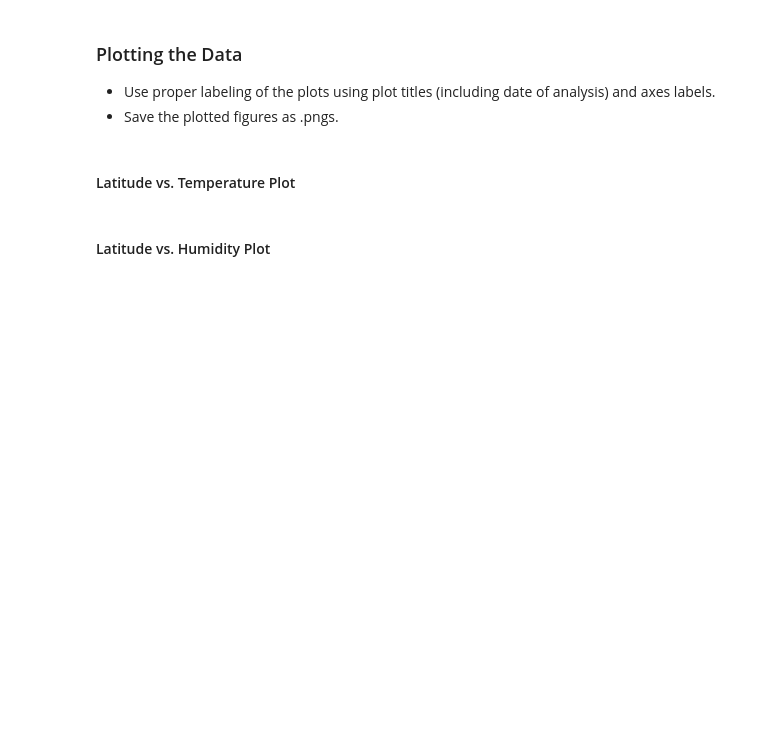
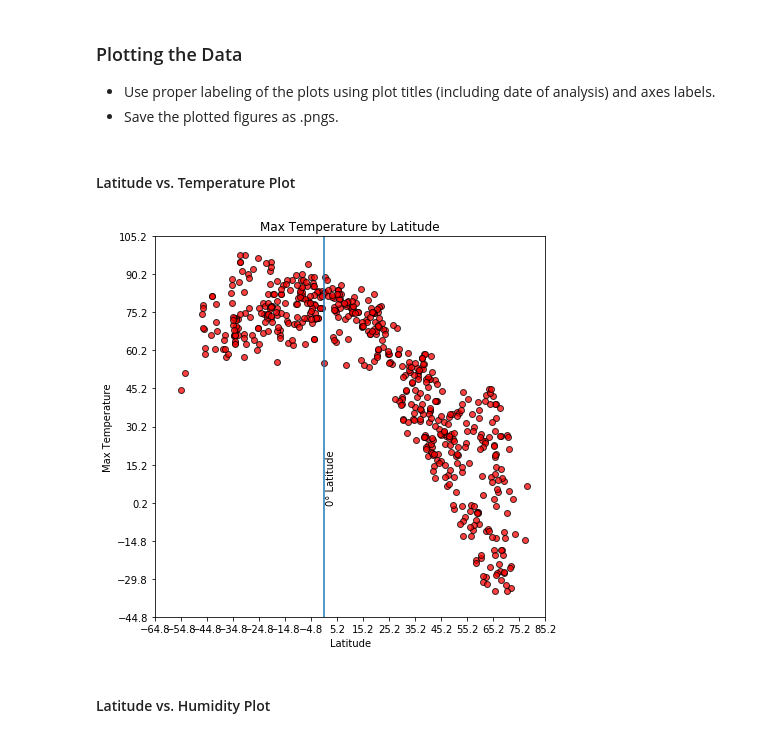
Before and after one commit to ayl0002/API-Challenge, a Jupyter notebook: WeatherPy/WeatherPy.ipynb, the cells around one changed output. Saved outputs shown, nothing was run; the diff lists cells and outputs as text; code cells hidden in the pictures; blank space fills up the shorter version.

```diff
--- a/WeatherPy/WeatherPy.ipynb
+++ b/WeatherPy/WeatherPy.ipynb
@@ -125,6 +110,7 @@ city_data["Lat"] = []
 city_data["Lng"] = []
 city_data["Max Temp"] = []
 city_data["Wind Speed"] = []
+
 
 
 #     try:
@@ -144,7 +130,7 @@ for x in range(len(json)):
     try:
         city_data["City"].append(json[x]['name'])
     except KeyError:
-            city_data["City"].append(json[x]['message'])
+            city_data["City"].append(cities[x] + ' - ' + json[x]['message'])
     try:
         city_data["Cloudiness"].append(json[x]['clouds']['all'])
     except KeyError:
@@ -162,11 +148,11 @@ for x in range(len(json)):
     except KeyError:
            city_data["Humidity"].append(0)
     try:
-        city_data["Lat"].append(json[x]['lat'])
+        city_data["Lat"].append(json[x]['coord']['lat'])
     except KeyError:
            city_data["Lat"].append(0)
     try:
-        city_data["Lng"].append(json[x]['lon'])
+        city_data["Lng"].append(json[x]['coord']['lon'])
     except KeyError:
            city_data["Lng"].append(0)
     try:
@@ -182,7 +168,13 @@ for x in range(len(json)):
 
 city_data = pd.DataFrame(city_data)
 
-city_data.to_csv("City_Data.csv")
 
-city_data
+city_fail = city_data[city_data['Country'] == "city not found"]
+
+city_data = city_data[city_data['Country'] != "city not found"]
+
+if len(city_data) > 500:
+    print(f'Proceed: {len(city_data)} cities retrieved')
+else:
+    print(f'Re-request Jsons: {len(city_data)} cities retrieved. {len(city_fail)} requests failed.')
 # %% [output]
@@ -220,3 +185,31 @@ city_data
 * Save the plotted figures as .pngs.
 # %% [markdown]
 #### Latitude vs. Temperature Plot
+# %%
+lat_total = city_data['Lat'].to_list()
+
+temp_total = city_data['Max Temp'].tolist()
+
+plt.scatter(lat_total,temp_total, marker="o", facecolors="red", edgecolors="black",
+           alpha=0.75)
+
+plt.title("Max Temperature by Latitude")
+
+plt.xlabel("Latitude")
+
+plt.ylabel("Max Temperature")
+
+plt.xticks(np.arange(min(lat_total)-10, max(lat_total)+10, step=10))
+
+plt.yticks(np.arange(min(temp_total)-10, max(temp_total)+10, step=15))
+
+plt.axvline(x = 0)
+
+fig = plt.gcf()
+fig.set_size_inches(7, 7)
+
+plt.text(0.8,0,'0° Latitude',rotation=90)
+
+plt.show()
+# %% [output]
+[figure, added]
```
Also changed, not shown: parts of 14 cells of this notebook.
